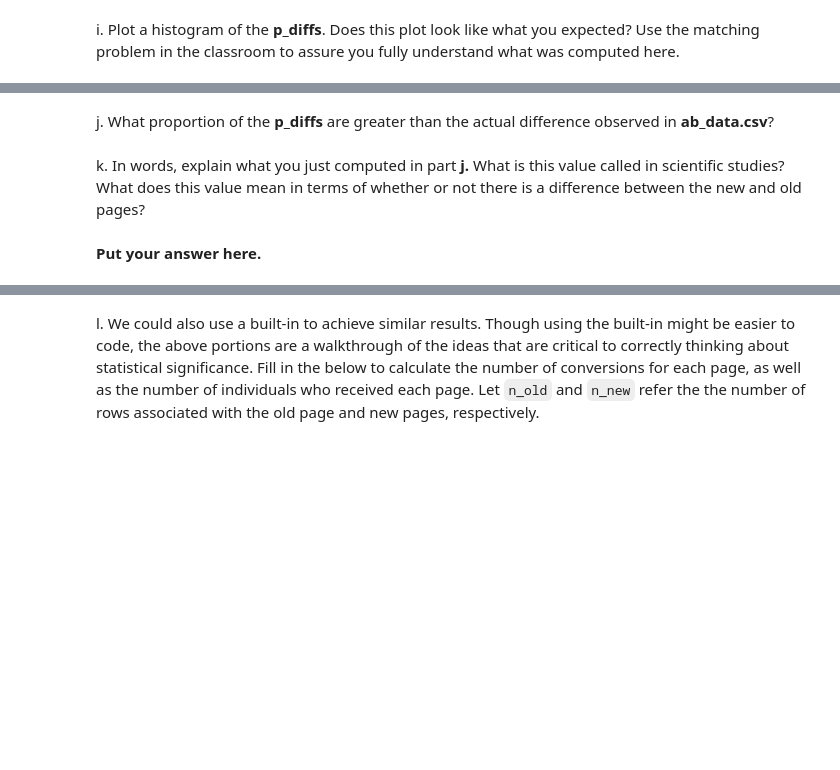
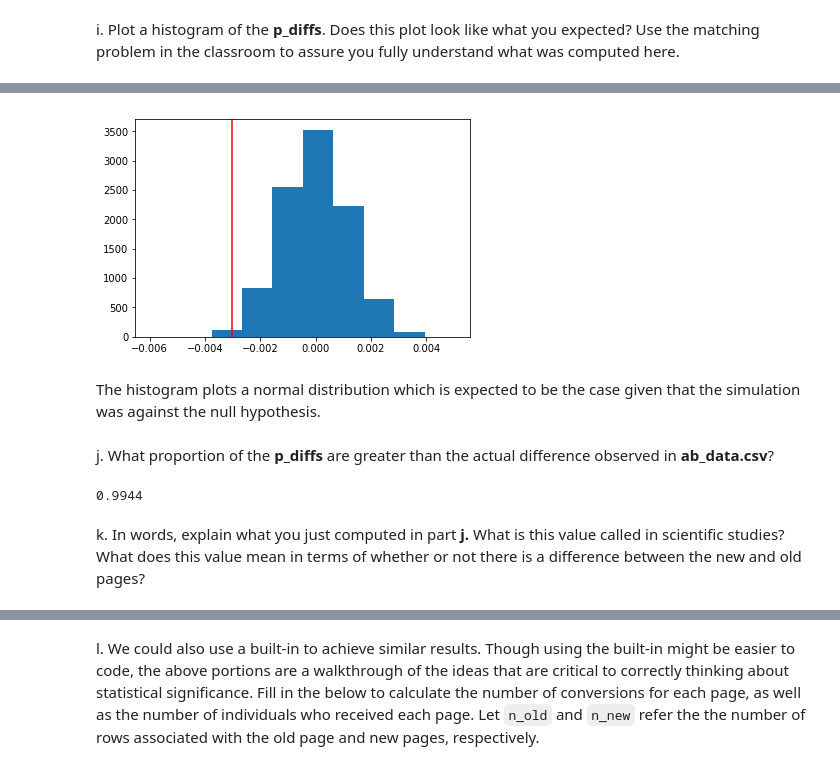
Before and after one commit to jtrob704/DAND-AB-testing, a Jupyter notebook: Analyze_ab_test_results_notebook.ipynb, the cells around one changed output, grey strips where cells are left out. Saved outputs shown, nothing was run; the diff lists cells and outputs as text; code cells hidden in the pictures; blank space fills up the shorter version.

```diff
--- a/Analyze_ab_test_results_notebook.ipynb
+++ b/Analyze_ab_test_results_notebook.ipynb
@@ -232,2 +247,6 @@ f. Simulate $n_{old}$ transactions with a convert rate of $p_{old}$ under the nu
 # %% [markdown]
 g. Find $p_{new}$ - $p_{old}$ for your simulated values from part (e) and (f).
+# %%
+# Find p_new - p_old by subtracting the old_page conversion from the new_page conversions
+obs_diff = new_page_converted - old_page_converted
+obs_diff
@@ -238,6 +273,22 @@ i. Plot a histogram of the **p_diffs**.  Does this plot look like what you expec
+# %%
+# simulate distribution under the null hypothesis
+null_vals = np.random.normal(0, p_diffs.std(), p_diffs.size)
+# %%
+# plot null distribution
+plt.hist(null_vals)
+
+# plot line for observed statistic
+plt.axvline(obs_diff, c='red');
+# %% [output]
+[figure, added]
+# %% [markdown]
+The histogram plots a normal distribution which is expected to be the case given that the simulation was against the null hypothesis.
 # %% [markdown]
 j. What proportion of the **p_diffs** are greater than the actual difference observed in **ab_data.csv**?
+# %%
+# compute p value
+(null_vals > obs_diff).mean()
+# %% [output]
+0.9944
 # %% [markdown]
 k. In words, explain what you just computed in part **j.**  What is this value called in scientific studies?  What does this value mean in terms of whether or not there is a difference between the new and old pages?
-# %% [markdown]
-**Put your answer here.**
```
Also changed, not shown: parts of 13 cells of this notebook.
